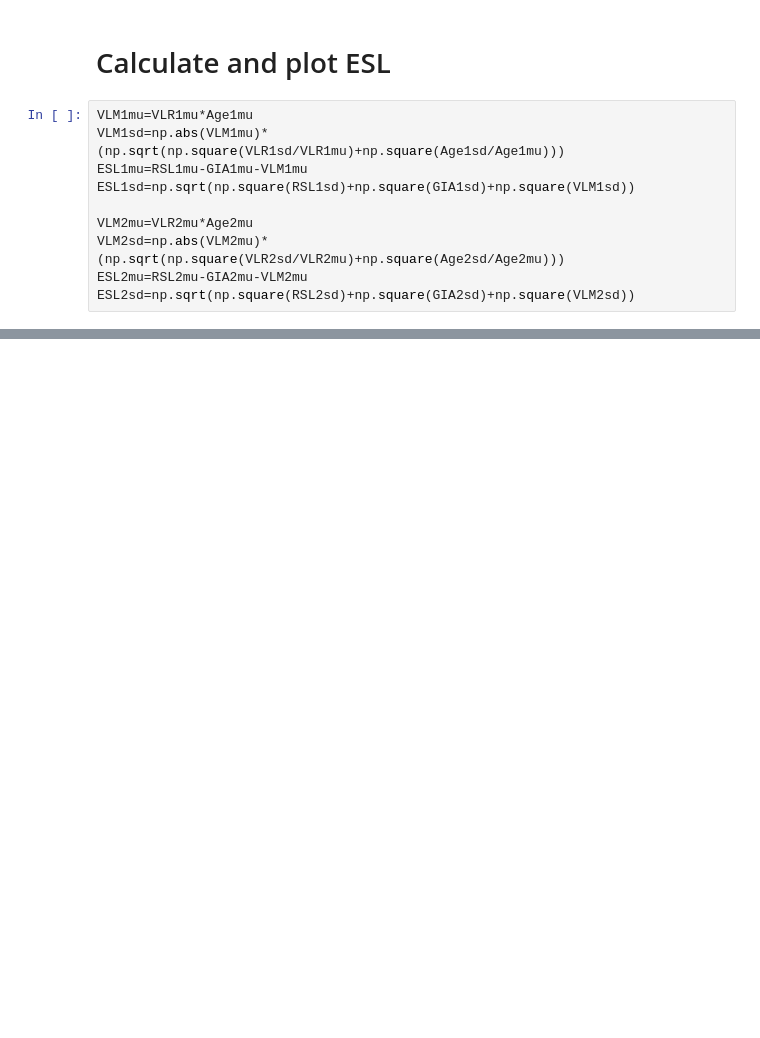
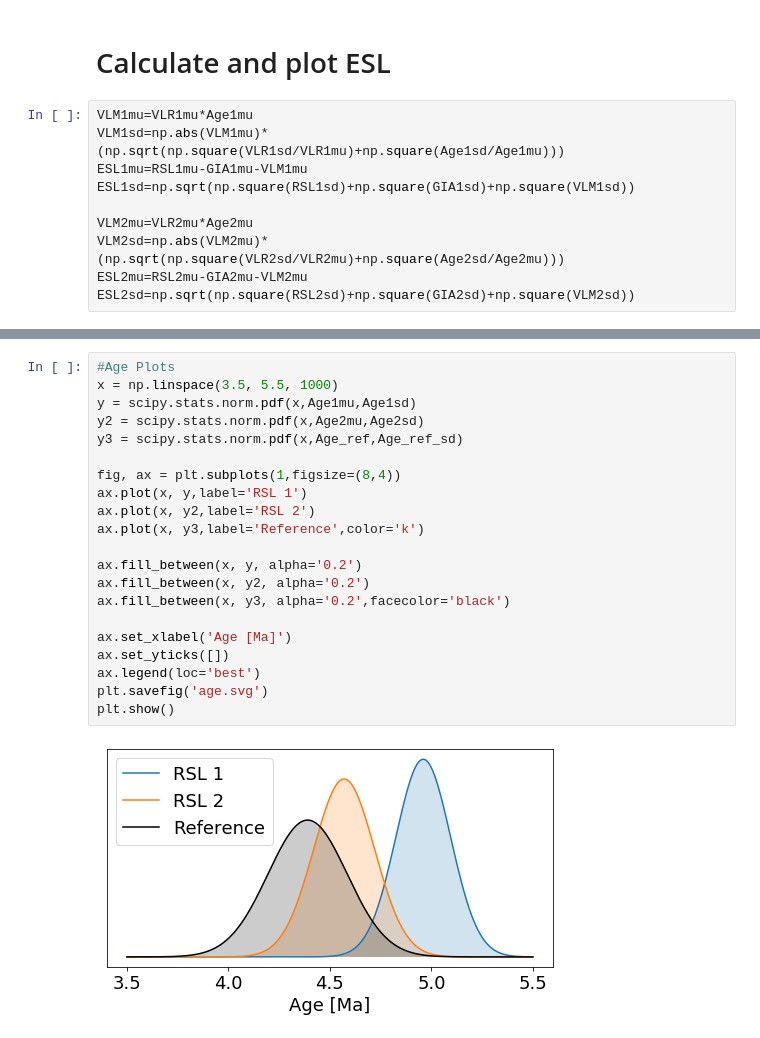
Before and after one commit to Alerovere/Paleo-SL-utilities, a Jupyter notebook: ESL_Calculations/ESL_calculations.ipynb, the cells around one changed output, grey strips where cells are left out. Saved outputs shown, nothing was run; the diff lists cells and outputs as text; blank space fills up the shorter version.

```diff
--- a/ESL_Calculations/ESL_calculations.ipynb
+++ b/ESL_Calculations/ESL_calculations.ipynb
@@ -91,3 +100,26 @@ ESL2mu,ESL2sd
+# %%
+#Age Plots
+x = np.linspace(3.5, 5.5, 1000)
+y = scipy.stats.norm.pdf(x,Age1mu,Age1sd)
+y2 = scipy.stats.norm.pdf(x,Age2mu,Age2sd)
+y3 = scipy.stats.norm.pdf(x,Age_ref,Age_ref_sd)
+
+fig, ax = plt.subplots(1,figsize=(8,4))
+ax.plot(x, y,label='RSL 1')
+ax.plot(x, y2,label='RSL 2')
+ax.plot(x, y3,label='Reference',color='k')
+
+ax.fill_between(x, y, alpha='0.2')
+ax.fill_between(x, y2, alpha='0.2')
+ax.fill_between(x, y3, alpha='0.2',facecolor='black')
+
+ax.set_xlabel('Age [Ma]')
+ax.set_yticks([])
+ax.legend(loc='best')
+plt.savefig('age.svg')
+plt.show()
+# %% [output]
+[figure, added]
 # %% [markdown]
 ***
 ## License
```
Also changed, not shown: parts of 10 cells of this notebook, 3 other files.
